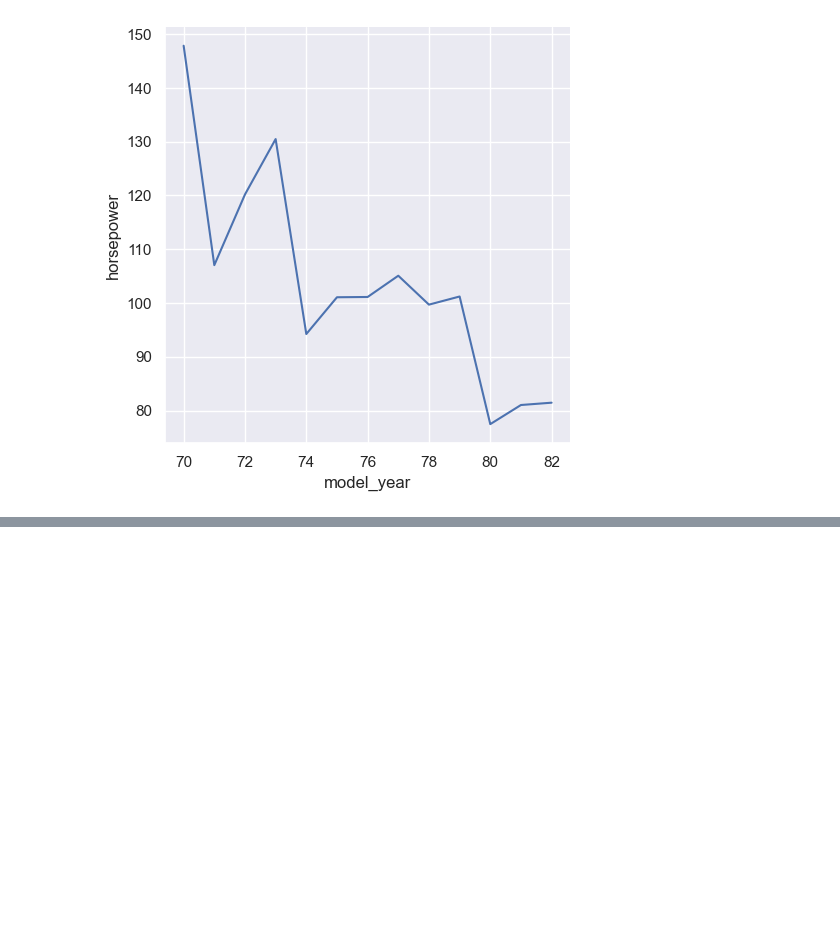
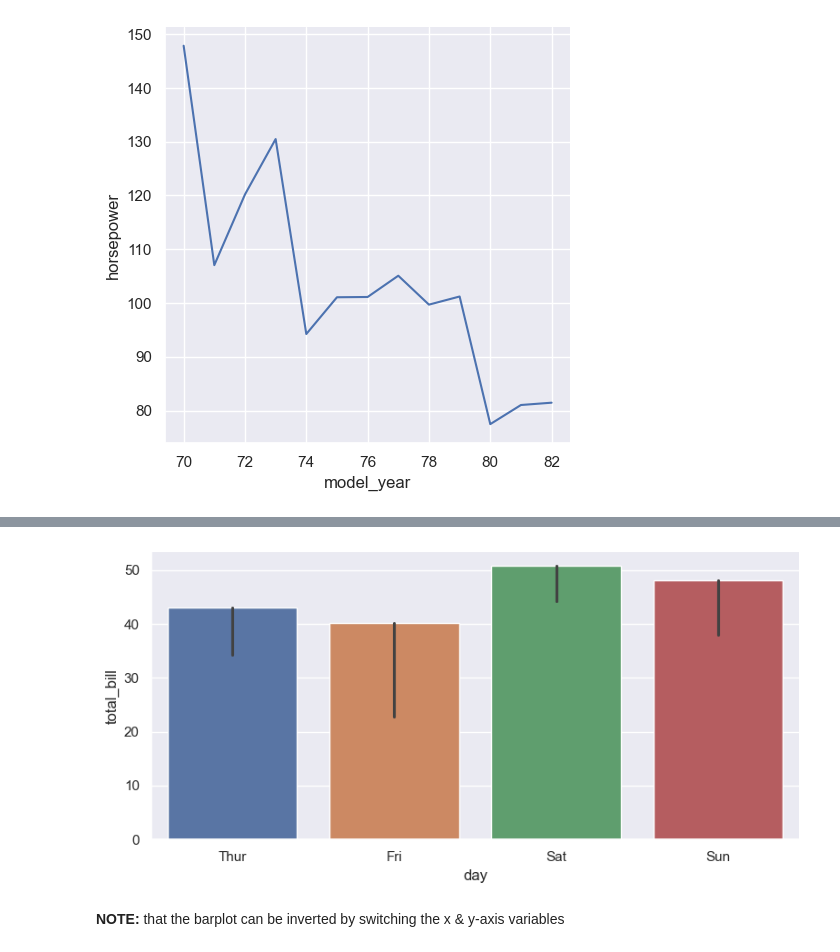
Before and after one commit to abhijeet-bhambere/learning-trail-data-visualizatn-python, a Jupyter notebook: seaborn_training_dc.ipynb, the cells around one changed output, grey strips where cells are left out. Cells and saved outputs as stored; diff of their text form; code cells hidden in the pictures; blank space fills up the shorter version.

```diff
--- a/seaborn_training_dc.ipynb
+++ b/seaborn_training_dc.ipynb
@@ -507,0 +529,8 @@ ____
+# %%
+# Visualizing the max value of the total_bill for each day in the dataset
+sns.catplot(x="day", y="total_bill", data=tips, kind="bar",hue="day", estimator=np.max , aspect=2, height=4)
+plt.show()
+# %% [output]
+[figure, added]
+# %% [markdown]
+**NOTE:** that the barplot can be inverted by switching the x & y-axis variables
```
Also changed, not shown: parts of 58 cells of this notebook.
